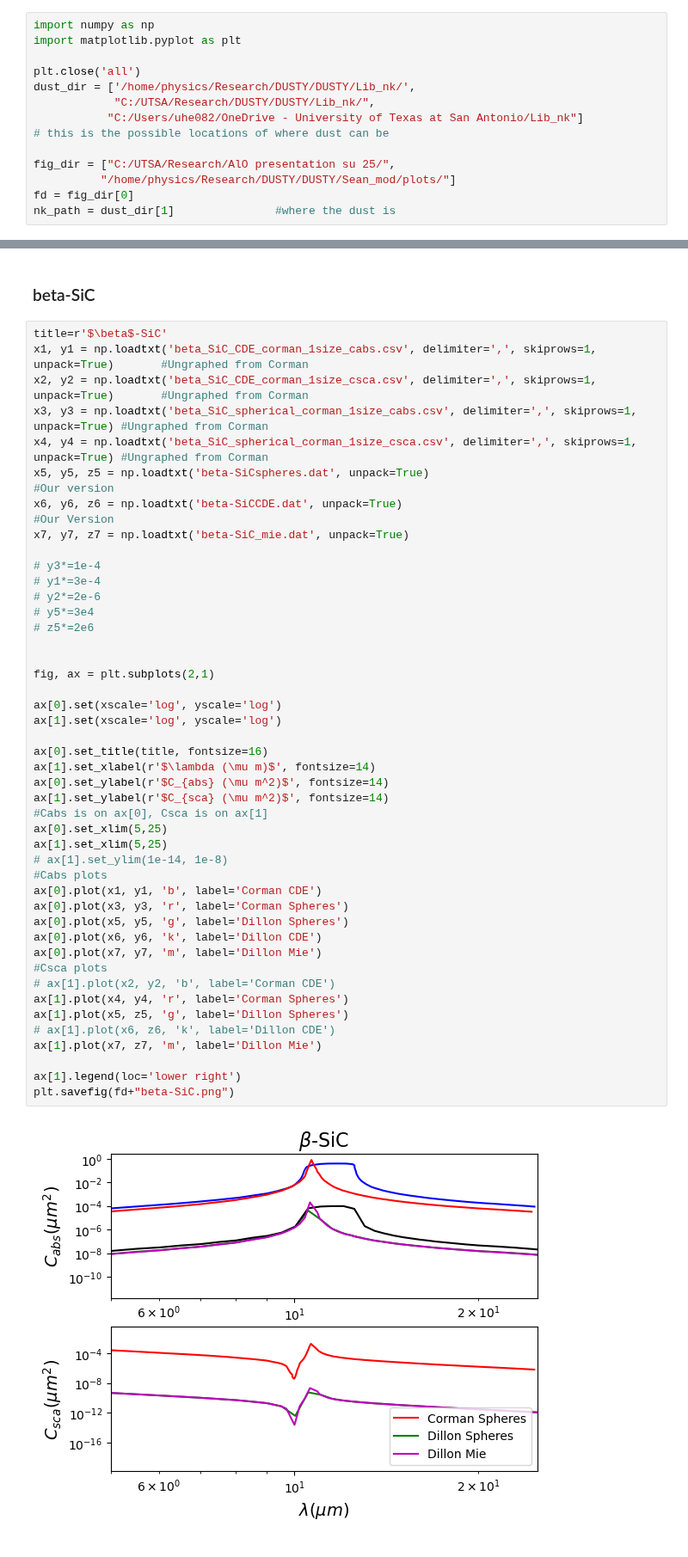
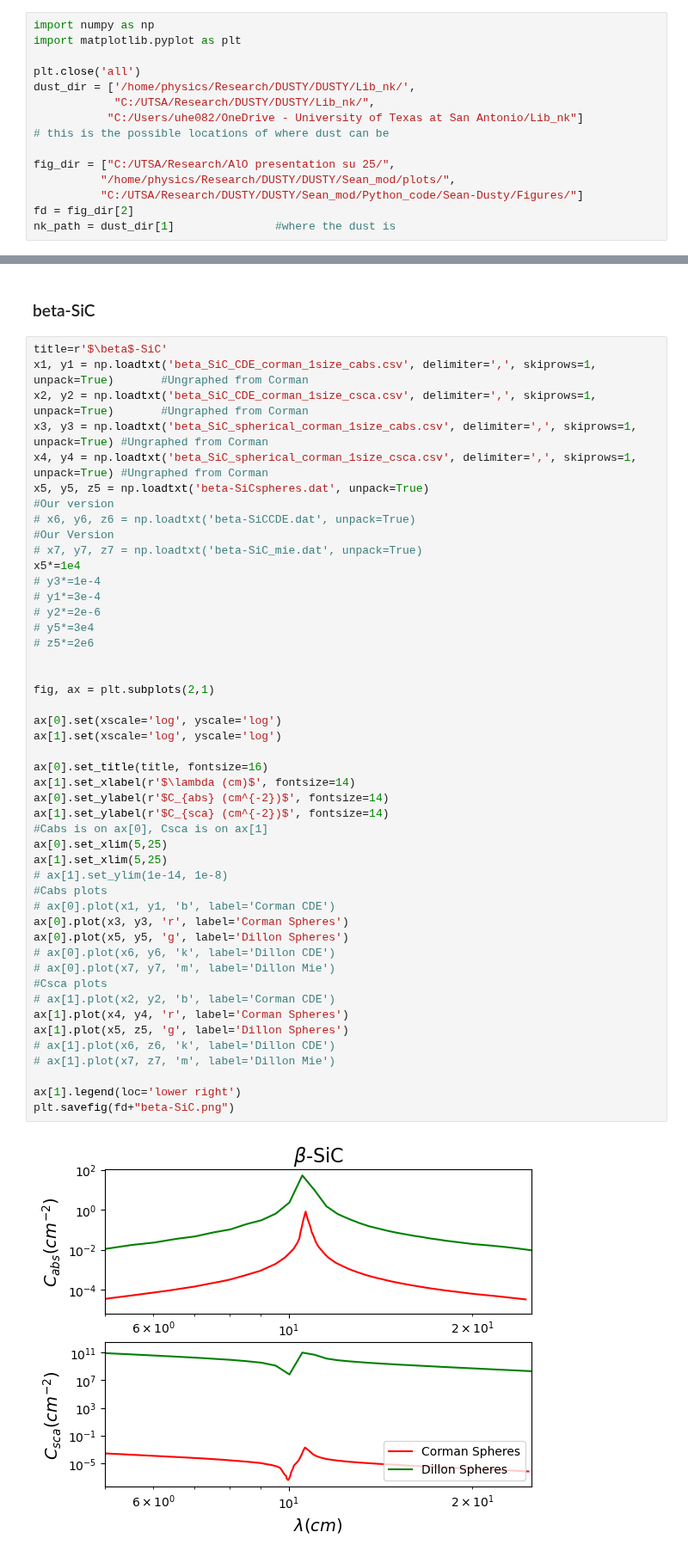
Before and after one commit to astroseandillon/Sean-Dusty, a Jupyter notebook: plot factory.ipynb, the cells around one changed output, grey strips where cells are left out. Shown at 86% size. Saved outputs shown, nothing was run; the diff lists cells and outputs as text.

```diff
--- a/plot factory.ipynb
+++ b/plot factory.ipynb
@@ -11,8 +11,9 @@ dust_dir = ['/home/physics/Research/DUSTY/DUSTY/Lib_nk/',
 # this is the possible locations of where dust can be
 
 fig_dir = ["C:/UTSA/Research/AlO presentation su 25/",
-          "/home/physics/Research/DUSTY/DUSTY/Sean_mod/plots/"]
-fd = fig_dir[0]
+          "/home/physics/Research/DUSTY/DUSTY/Sean_mod/plots/",
+          "C:/UTSA/Research/DUSTY/DUSTY/Sean_mod/Python_code/Sean-Dusty/Figures/"]
+fd = fig_dir[2]
 nk_path = dust_dir[1]               #where the dust is
 # %% [markdown]
 ### Right Triangle Plot
@@ -187,43 +188,43 @@ x2, y2 = np.loadtxt('beta_SiC_CDE_corman_1size_csca.csv', delimiter=',', skiprow
 x3, y3 = np.loadtxt('beta_SiC_spherical_corman_1size_cabs.csv', delimiter=',', skiprows=1, unpack=True) #Ungraphed from Corman
 x4, y4 = np.loadtxt('beta_SiC_spherical_corman_1size_csca.csv', delimiter=',', skiprows=1, unpack=True) #Ungraphed from Corman
 x5, y5, z5 = np.loadtxt('beta-SiCspheres.dat', unpack=True)                                             #Our version
-x6, y6, z6 = np.loadtxt('beta-SiCCDE.dat', unpack=True)                                                 #Our Version
-x7, y7, z7 = np.loadtxt('beta-SiC_mie.dat', unpack=True)
-
+# x6, y6, z6 = np.loadtxt('beta-SiCCDE.dat', unpack=True)                                                 #Our Version
+# x7, y7, z7 = np.loadtxt('beta-SiC_mie.dat', unpack=True)
+x5*=1e4
 # y3*=1e-4
 # y1*=3e-4
 # y2*=2e-6
 # y5*=3e4
 # z5*=2e6
 
 
 fig, ax = plt.subplots(2,1)
 
 ax[0].set(xscale='log', yscale='log')
 ax[1].set(xscale='log', yscale='log')
 
 ax[0].set_title(title, fontsize=16)
-ax[1].set_xlabel(r'$\lambda (\mu m)$', fontsize=14)
-ax[0].set_ylabel(r'$C_{abs} (\mu m^2)$', fontsize=14)
-ax[1].set_ylabel(r'$C_{sca} (\mu m^2)$', fontsize=14)
+ax[1].set_xlabel(r'$\lambda (cm)$', fontsize=14)
+ax[0].set_ylabel(r'$C_{abs} (cm^{-2})$', fontsize=14)
+ax[1].set_ylabel(r'$C_{sca} (cm^{-2})$', fontsize=14)
 #Cabs is on ax[0], Csca is on ax[1]
 ax[0].set_xlim(5,25)
 ax[1].set_xlim(5,25)
 # ax[1].set_ylim(1e-14, 1e-8)
 #Cabs plots
-ax[0].plot(x1, y1, 'b', label='Corman CDE')
+# ax[0].plot(x1, y1, 'b', label='Corman CDE')
 ax[0].plot(x3, y3, 'r', label='Corman Spheres')
 ax[0].plot(x5, y5, 'g', label='Dillon Spheres')
-ax[0].plot(x6, y6, 'k', label='Dillon CDE')
-ax[0].plot(x7, y7, 'm', label='Dillon Mie')
+# ax[0].plot(x6, y6, 'k', label='Dillon CDE')
+# ax[0].plot(x7, y7, 'm', label='Dillon Mie')
 #Csca plots
 # ax[1].plot(x2, y2, 'b', label='Corman CDE')
 ax[1].plot(x4, y4, 'r', label='Corman Spheres')
 ax[1].plot(x5, z5, 'g', label='Dillon Spheres')
 # ax[1].plot(x6, z6, 'k', label='Dillon CDE')
-ax[1].plot(x7, z7, 'm', label='Dillon Mie')
+# ax[1].plot(x7, z7, 'm', label='Dillon Mie')
 
 ax[1].legend(loc='lower right')
 plt.savefig(fd+"beta-SiC.png")
 # %% [output]
-[figure, old version]
+[figure, new version]
```
Also changed, not shown: 4 other files.
